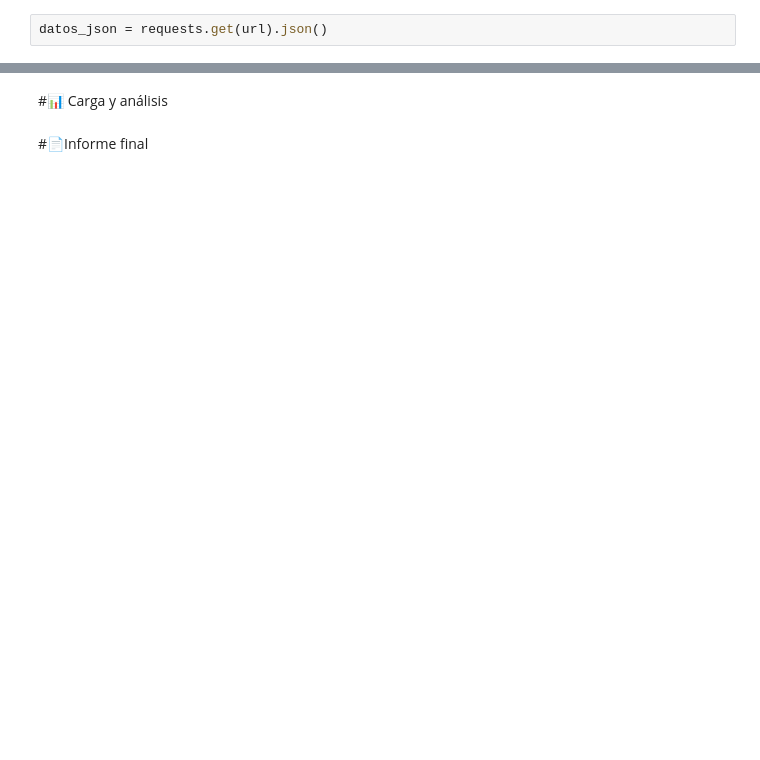
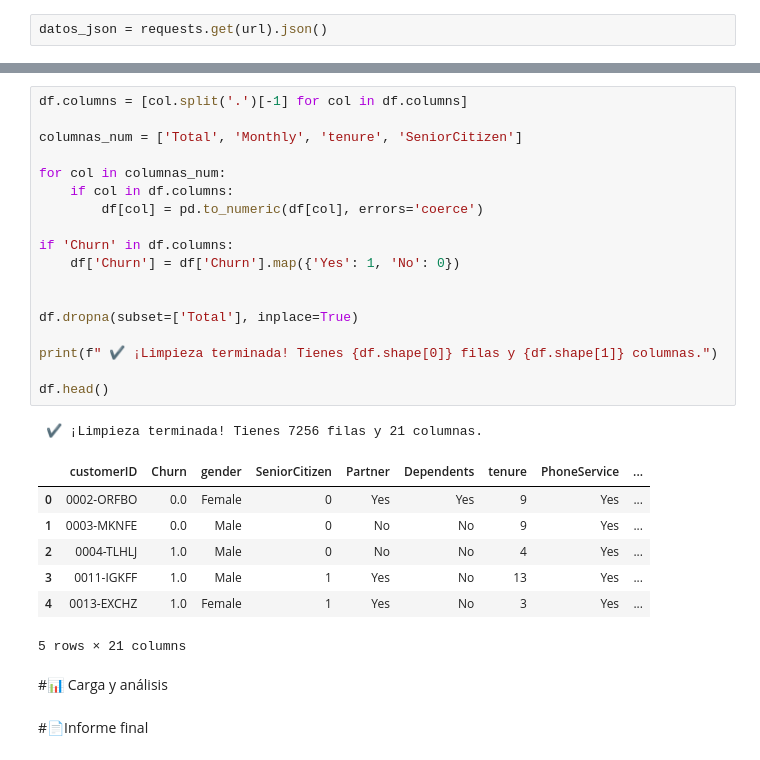
Before and after one commit to PaiGV/Challenge-Alura-Challenge-Telecom-X, a Jupyter notebook: TelecomX_LATAM.ipynb, the cells around one changed output, grey strips where cells are left out. Cells and saved outputs as stored; diff of their text form; blank space fills up the shorter version.

```diff
--- a/TelecomX_LATAM.ipynb
+++ b/TelecomX_LATAM.ipynb
@@ -42,3 +47,30 @@ df.head()
+# %%
+df.columns = [col.split('.')[-1] for col in df.columns]
+
+columnas_num = ['Total', 'Monthly', 'tenure', 'SeniorCitizen']
+
+for col in columnas_num:
+    if col in df.columns:
+        df[col] = pd.to_numeric(df[col], errors='coerce')
+
+if 'Churn' in df.columns:
+    df['Churn'] = df['Churn'].map({'Yes': 1, 'No': 0})
+
+
+df.dropna(subset=['Total'], inplace=True)
+
+print(f" ✔ ¡Limpieza terminada! Tienes {df.shape[0]} filas y {df.shape[1]} columnas.")
+
+df.head()
+# %% [output]
+ ✔ ¡Limpieza terminada! Tienes 7256 filas y 21 columnas.
+|  | customerID | Churn | gender | SeniorCitizen | Partner | Dependents | tenure | PhoneService | ... |
+| 0 | 0002-ORFBO | 0.0 | Female | 0 | Yes | Yes | 9 | Yes | ... |
+| 1 | 0003-MKNFE | 0.0 | Male | 0 | No | No | 9 | Yes | ... |
+| 2 | 0004-TLHLJ | 1.0 | Male | 0 | No | No | 4 | Yes | ... |
+| 3 | 0011-IGKFF | 1.0 | Male | 1 | Yes | No | 13 | Yes | ... |
+| 4 | 0013-EXCHZ | 1.0 | Female | 1 | Yes | No | 3 | Yes | ... |
+5 rows × 21 columns
 # %% [markdown]
 #📊 Carga y análisis
 # %% [markdown]
```
Also changed, not shown: parts of 3 cells of this notebook.
